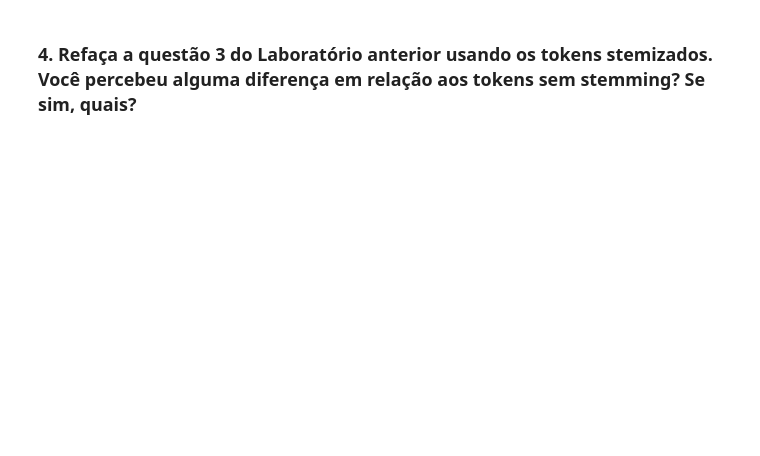
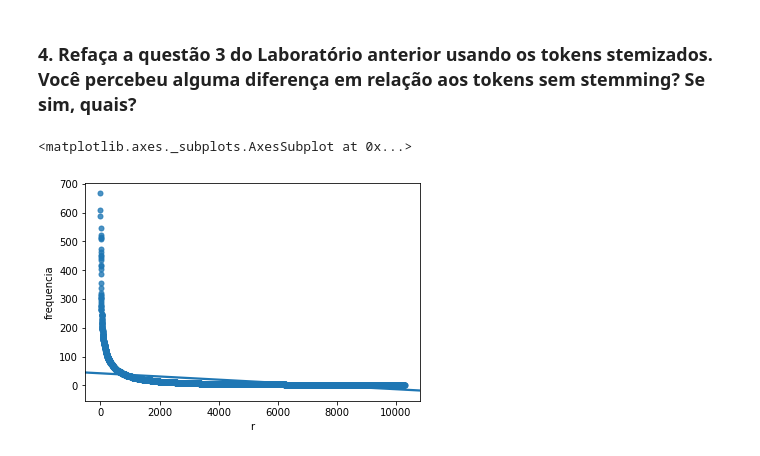
Before and after one commit to liraop/recinfo_lab03, a Jupyter notebook: lab03.ipynb, the cells around one changed output. Drawn from its saved outputs; the diff is of its cells as text; code cells hidden in the pictures; blank space fills up the shorter version.

```diff
--- a/lab03.ipynb
+++ b/lab03.ipynb
@@ -80,2 +77,25 @@ itens_df[:50]
 # %% [markdown]
 ### 3. Aplique Stemming nos tokens produzidos e encontre 10 exemplos de falsos positivos e 10 exemplos de falsos negativos. Que impacto você acha que falsos positivos e negativos, como esses, teriam no processamento de consultas? Dê exemplos.
+# %%
+nltk.download('rslp')
+from nltk.stem import RSLPStemmer as stemmer
+
+stemmed_set = []
+
+def stemm_it(word_set, result_set):
+    stm = stemmer()
+    stm_word = []
+    for word in word_set:
+        stm_word.append(stm.stem(word))
+    result_set.extend(stm_word)
+
+stemm_it(vocabulary, stemmed_set)
+
+stemm_it(itens, stemmed_set)
+
+df = pd.DataFrame(stemmed_set, columns=['radical'])
+after_stem = df.radical.value_counts().reset_index()
+after_stem.columns = ['radical', 'frequencia']
+after_stem['r'] = after_stem.frequencia.rank(ascending=False, method='first')
+
+after_stem[:50]
@@ -82,2 +150,8 @@ itens_df[:50]
 # %% [markdown]
 ### 4. Refaça a questão 3 do Laboratório anterior usando os tokens stemizados. Você percebeu alguma diferença em relação aos tokens sem stemming? Se sim, quais?
+# %%
+function, axis = plt.subplots()
+sns.regplot("r", "frequencia", after_stem, ax=axis, marker=".", scatter_kws={"s": 100})
+# %% [output]
+<matplotlib.axes._subplots.AxesSubplot at 0x...>
+[figure, added]
```
Also changed, not shown: parts of 5 cells of this notebook.
